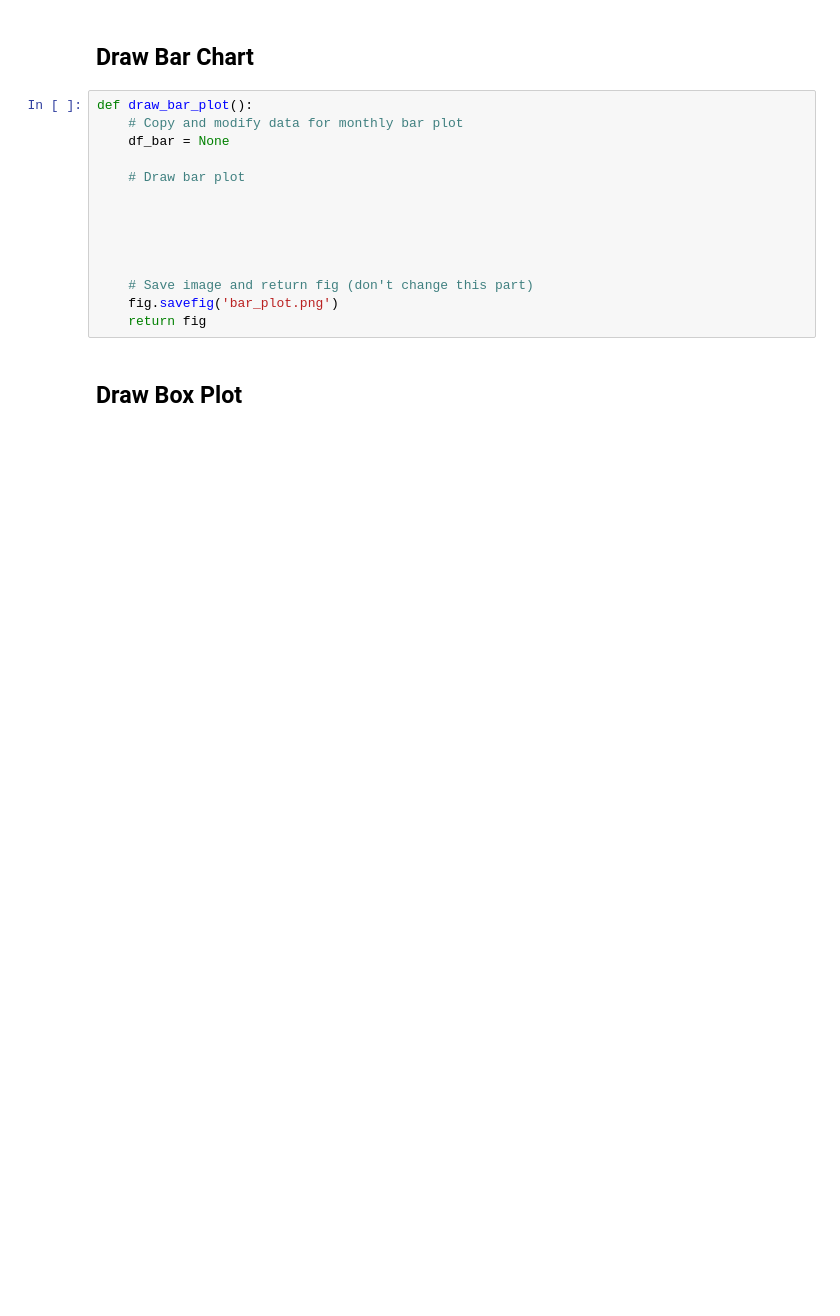
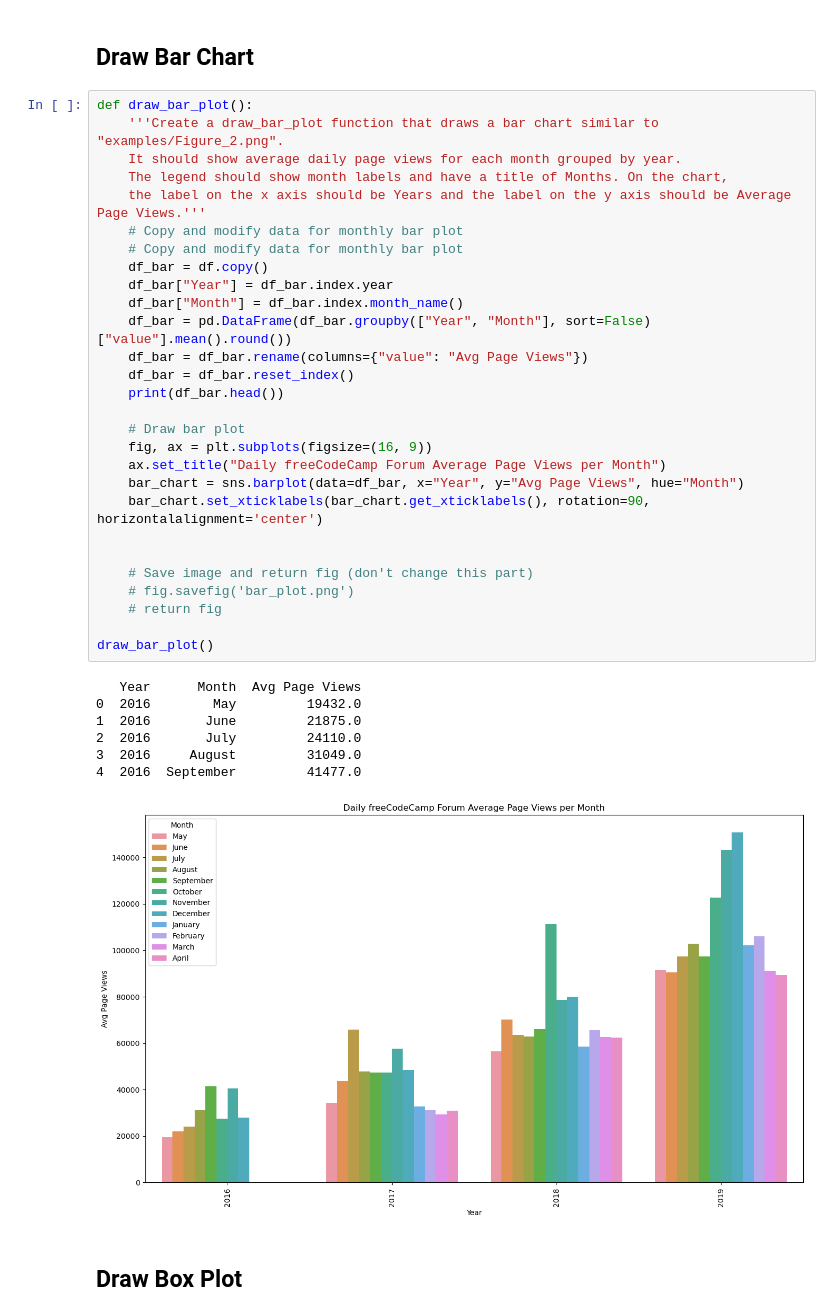
Before and after one commit to cattelia/FreeCodeCamp, a Jupyter notebook: FCC_8/finalStudies/time_series_visualizer/Exercises_1.ipynb, the cells around one changed output. Saved outputs shown, nothing was run; the diff lists cells and outputs as text; blank space fills up the shorter version.

```diff
--- a/FCC_8/finalStudies/time_series_visualizer/Exercises_1.ipynb
+++ b/FCC_8/finalStudies/time_series_visualizer/Exercises_1.ipynb
@@ -91,18 +64,40 @@ draw_line_plot()
 # %% [markdown]
 ## Draw Bar Chart
-# %%
-def draw_bar_plot():
-    # Copy and modify data for monthly bar plot
-    df_bar = None
-
-    # Draw bar plot
-
-
-
-
-
-    # Save image and return fig (don't change this part)
-    fig.savefig('bar_plot.png')
-    return fig
+# %%
+def draw_bar_plot():
+    '''Create a draw_bar_plot function that draws a bar chart similar to "examples/Figure_2.png".
+    It should show average daily page views for each month grouped by year.
+    The legend should show month labels and have a title of Months. On the chart,
+    the label on the x axis should be Years and the label on the y axis should be Average Page Views.'''
+    # Copy and modify data for monthly bar plot
+    # Copy and modify data for monthly bar plot
+    df_bar = df.copy()
+    df_bar["Year"] = df_bar.index.year
+    df_bar["Month"] = df_bar.index.month_name()
+    df_bar = pd.DataFrame(df_bar.groupby(["Year", "Month"], sort=False)["value"].mean().round())
+    df_bar = df_bar.rename(columns={"value": "Avg Page Views"})
+    df_bar = df_bar.reset_index()
+    print(df_bar.head())
+
+    # Draw bar plot
+    fig, ax = plt.subplots(figsize=(16, 9))
+    ax.set_title("Daily freeCodeCamp Forum Average Page Views per Month")
+    bar_chart = sns.barplot(data=df_bar, x="Year", y="Avg Page Views", hue="Month")
+    bar_chart.set_xticklabels(bar_chart.get_xticklabels(), rotation=90, horizontalalignment='center')
+
+
+    # Save image and return fig (don't change this part)
+    # fig.savefig('bar_plot.png')
+    # return fig
+
+draw_bar_plot()
+# %% [output]
+   Year      Month  Avg Page Views
+0  2016        May         19432.0
+1  2016       June         21875.0
+2  2016       July         24110.0
+3  2016     August         31049.0
+4  2016  September         41477.0
+[figure, added]
 # %% [markdown]
 ## Draw Box Plot
```
Also changed, not shown: parts of 11 cells of this notebook, 1 other file.
